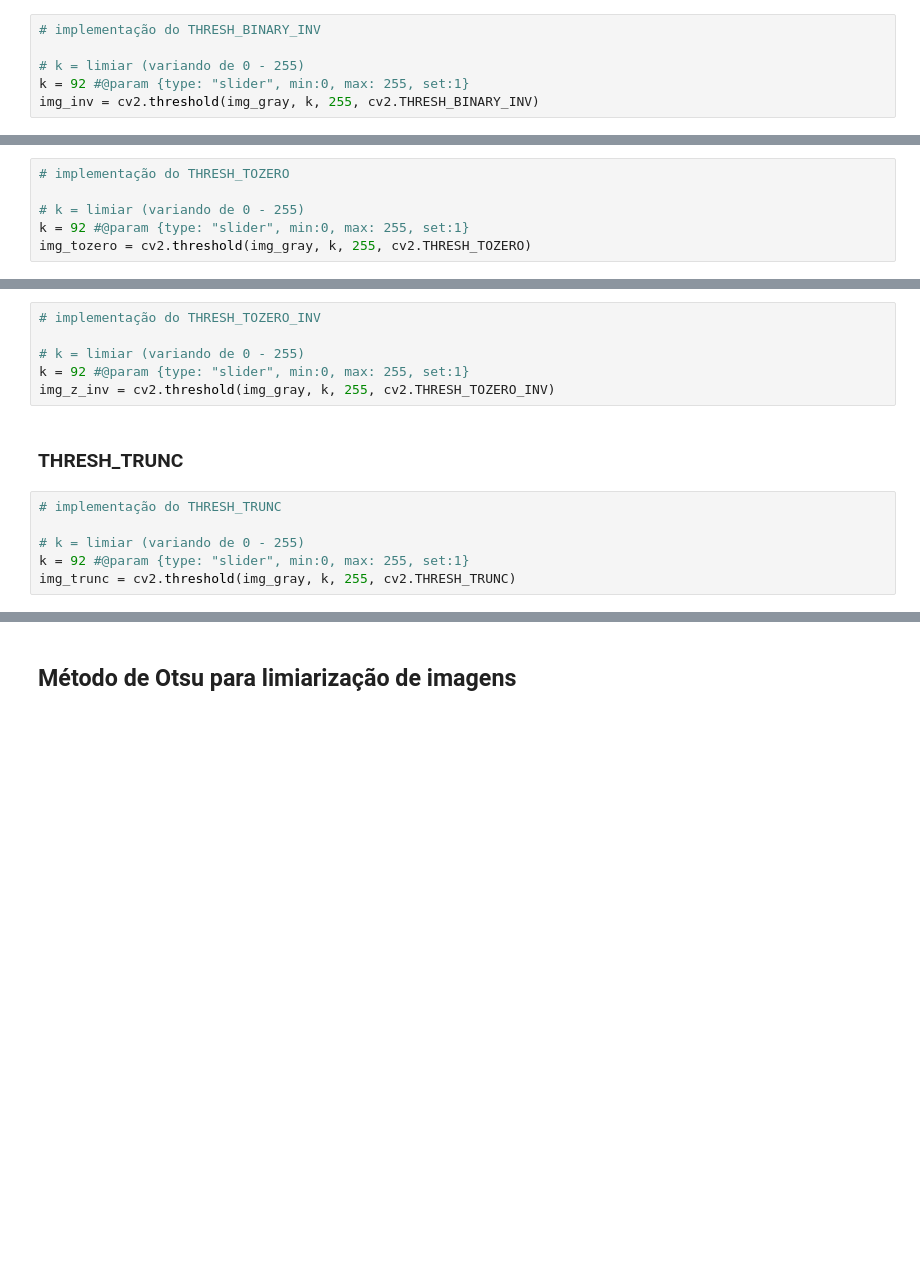
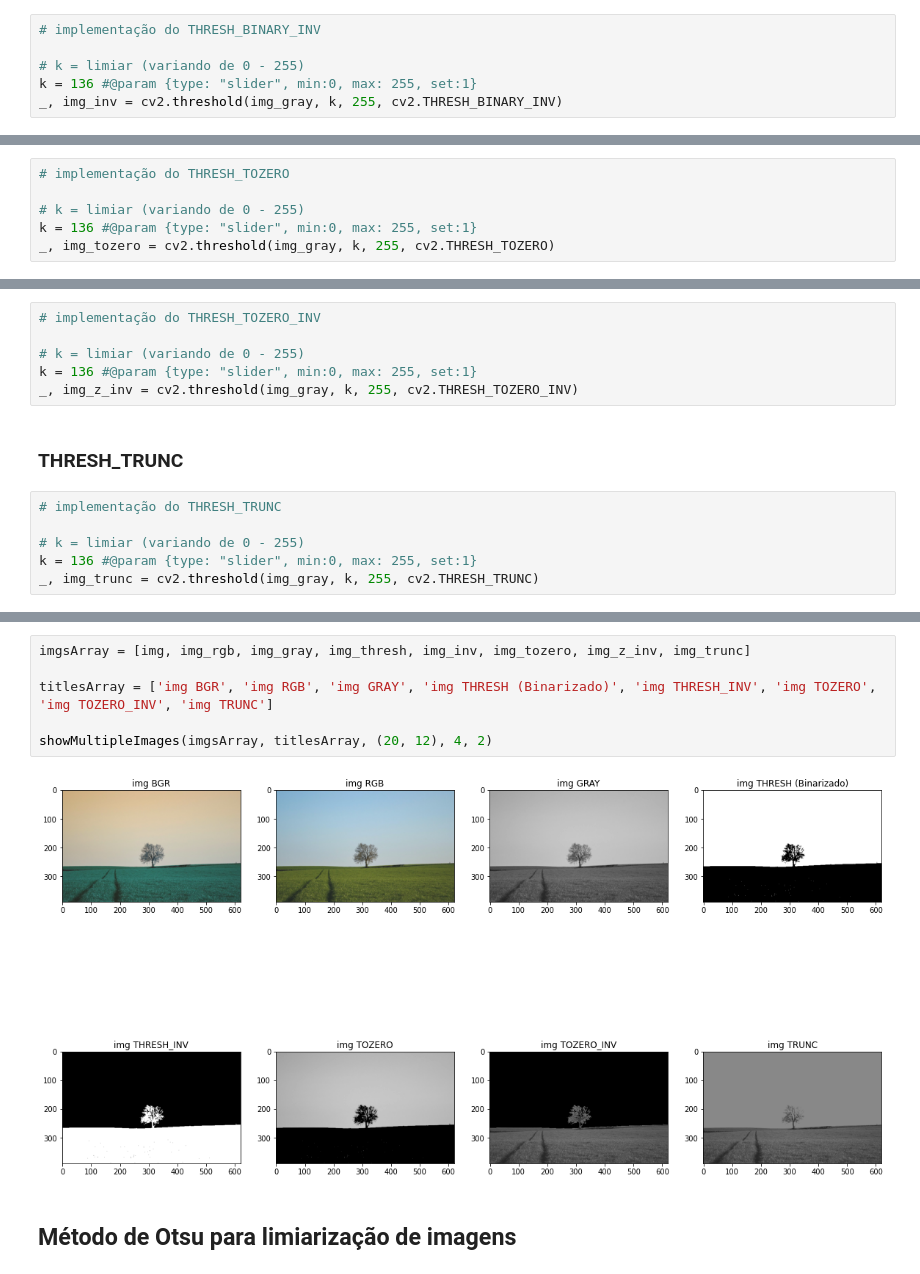
Before and after one commit to AlanMarquesRocha/segmentacao_imagens_pdi, a Jupyter notebook: segmentacao_imagens_pt1.ipynb, the cells around one changed output, grey strips where cells are left out. Drawn from its saved outputs; the diff is of its cells as text; blank space fills up the shorter version.

```diff
--- a/segmentacao_imagens_pt1.ipynb
+++ b/segmentacao_imagens_pt1.ipynb
@@ -107,8 +107,8 @@ Em outras palavras os valores acima de $k$ ficarão pretos e os valores abaixo d
 # implementação do THRESH_BINARY_INV
 
 # k = limiar (variando de 0 - 255)
-k = 92 #@param {type: "slider", min:0, max: 255, set:1}
-img_inv = cv2.threshold(img_gray, k, 255, cv2.THRESH_BINARY_INV)
+k = 136 #@param {type: "slider", min:0, max: 255, set:1}
+_, img_inv = cv2.threshold(img_gray, k, 255, cv2.THRESH_BINARY_INV)
 # %% [markdown]
 ### **THRESH_TOZERO**
 
@@ -117,8 +117,8 @@ No ``THRESH_TOZERO`` todos os valores de píxels que estão abaixo do limiar $k$
 # implementação do THRESH_TOZERO
 
 # k = limiar (variando de 0 - 255)
-k = 92 #@param {type: "slider", min:0, max: 255, set:1}
-img_tozero = cv2.threshold(img_gray, k, 255, cv2.THRESH_TOZERO)
+k = 136 #@param {type: "slider", min:0, max: 255, set:1}
+_, img_tozero = cv2.threshold(img_gray, k, 255, cv2.THRESH_TOZERO)
 # %% [markdown]
 ### **THRESH_TOZERO_INV**
 
@@ -127,13 +127,13 @@ O ``THRESH_TOZERO_INV`` é o contrário do ``THRESH_TOZERO``. todos os valores d
 # implementação do THRESH_TOZERO_INV
 
 # k = limiar (variando de 0 - 255)
-k = 92 #@param {type: "slider", min:0, max: 255, set:1}
-img_z_inv = cv2.threshold(img_gray, k, 255, cv2.THRESH_TOZERO_INV)
+k = 136 #@param {type: "slider", min:0, max: 255, set:1}
+_, img_z_inv = cv2.threshold(img_gray, k, 255, cv2.THRESH_TOZERO_INV)
 # %% [markdown]
 ### **THRESH_TRUNC**
 # %%
 # implementação do THRESH_TRUNC
 
 # k = limiar (variando de 0 - 255)
-k = 92 #@param {type: "slider", min:0, max: 255, set:1}
-img_trunc = cv2.threshold(img_gray, k, 255, cv2.THRESH_TRUNC)
+k = 136 #@param {type: "slider", min:0, max: 255, set:1}
+_, img_trunc = cv2.threshold(img_gray, k, 255, cv2.THRESH_TRUNC)
@@ -140,2 +185,10 @@ img_trunc = cv2.threshold(img_gray, k, 255, cv2.THRESH_TRUNC)
+# %%
+imgsArray = [img, img_rgb, img_gray, img_thresh, img_inv, img_tozero, img_z_inv, img_trunc]
+
+titlesArray = ['img BGR', 'img RGB', 'img GRAY', 'img THRESH (Binarizado)', 'img THRESH_INV', 'img TOZERO', 'img TOZERO_INV', 'img TRUNC']
+
+showMultipleImages(imgsArray, titlesArray, (20, 12), 4, 2)
+# %% [output]
+[figure, added]
 # %% [markdown]
 ## **Método de Otsu para limiarização de imagens**
```
Also changed, not shown: parts of 5 cells of this notebook.
